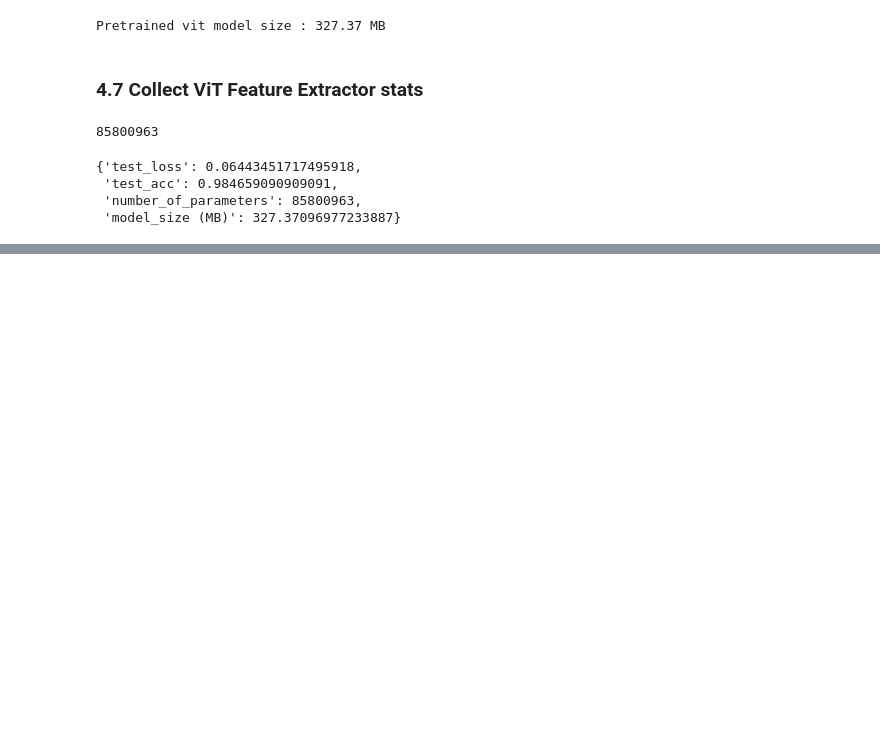
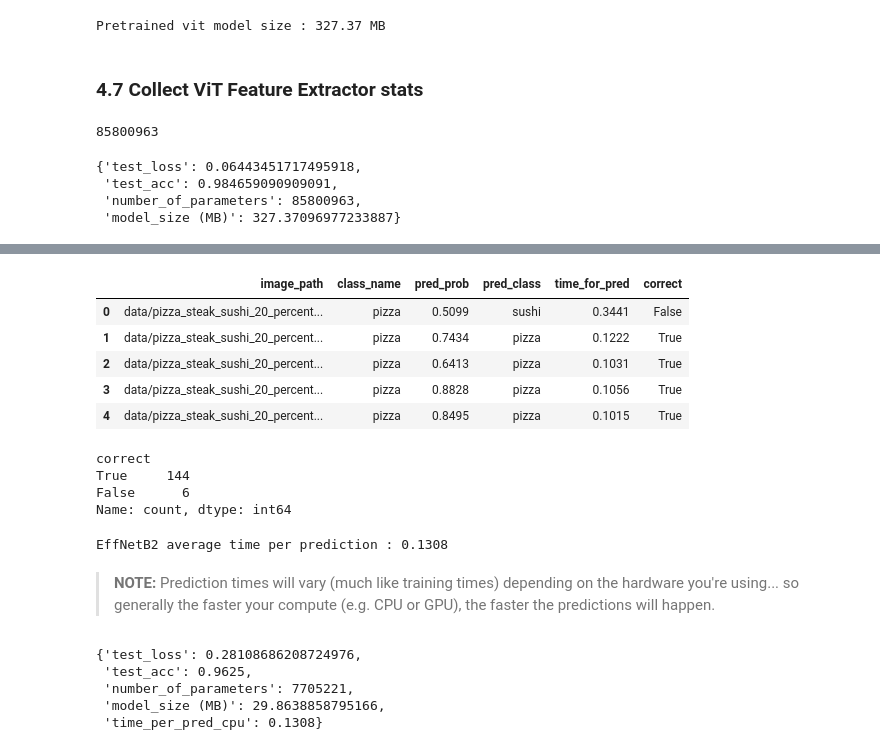
Before and after one commit to krutika-shimpi/MyRepository, a Jupyter notebook: DeepLearning/09_ZTM_PyTorch_ModelDeployment.ipynb, the cells around one changed output, grey strips where cells are left out. Saved outputs shown, nothing was run; the diff lists cells and outputs as text; code cells hidden in the pictures; blank space fills up the shorter version.

```diff
--- a/DeepLearning/09_ZTM_PyTorch_ModelDeployment.ipynb
+++ b/DeepLearning/09_ZTM_PyTorch_ModelDeployment.ipynb
@@ -511,0 +488,6 @@ effnetb2_stats
+# %%
+from pathlib import Path
+
+# Get all test data paths
+test_data_paths = list(Path(test_dir).glob("*/*.jpg"))
+test_data_paths[:5]
@@ -511,0 +592,7 @@ effnetb2_stats
+# %%
+# Make prediction test dataset with EffNetB2
+effnetb2_test_pred_dicts = pred_and_store(paths = test_data_paths,
+                                          model = effnetb2,
+                                          transform = effnetb2_transforms,
+                                          class_names = class_names,
+                                          device = 'cpu') # Hardcode predictions to happen on cpu
@@ -511,0 +614,38 @@ effnetb2_stats
+# %%
+# Turn_the_test pred dict into dataframes
+import pandas as pd
+effnetb2_test_pred_df = pd.DataFrame(effnetb2_test_pred_dicts)
+effnetb2_test_pred_df.head()
+# %% [output]
+|  | image_path | class_name | pred_prob | pred_class | time_for_pred | correct |
+| 0 | data/pizza_steak_sushi_20_percent... | pizza | 0.5099 | sushi | 0.3441 | False |
+| 1 | data/pizza_steak_sushi_20_percent... | pizza | 0.7434 | pizza | 0.1222 | True |
+| 2 | data/pizza_steak_sushi_20_percent... | pizza | 0.6413 | pizza | 0.1031 | True |
+| 3 | data/pizza_steak_sushi_20_percent... | pizza | 0.8828 | pizza | 0.1056 | True |
+| 4 | data/pizza_steak_sushi_20_percent... | pizza | 0.8495 | pizza | 0.1015 | True |
+# %%
+# check the number of correct predictions
+effnetb2_test_pred_df.correct.value_counts()
+# %% [output]
+correct
+True     144
+False      6
+Name: count, dtype: int64
+# %%
+# Find the average time per prediction
+effnetb2_average_time_per_pred = round(effnetb2_test_pred_df.time_for_pred.mean(), 4)
+print(f"EffNetB2 average time per prediction : {effnetb2_average_time_per_pred}")
+# %% [output]
+EffNetB2 average time per prediction : 0.1308
+# %% [markdown]
+> **NOTE:** Prediction times will vary (much like training times) depending on the hardware you're using... so generally the faster your compute (e.g. CPU or GPU), the faster the predictions will happen.
+# %%
+# Add time per pred to EffNetB2 stats dictionary
+effnetb2_stats["time_per_pred_cpu"] = effnetb2_average_time_per_pred
+effnetb2_stats
+# %% [output]
+{'test_loss': 0.28108686208724976,
+ 'test_acc': 0.9625,
+ 'number_of_parameters': 7705221,
+ 'model_size (MB)': 29.8638858795166,
+ 'time_per_pred_cpu': 0.1308}
```
Also changed, not shown: parts of 63 cells of this notebook.
